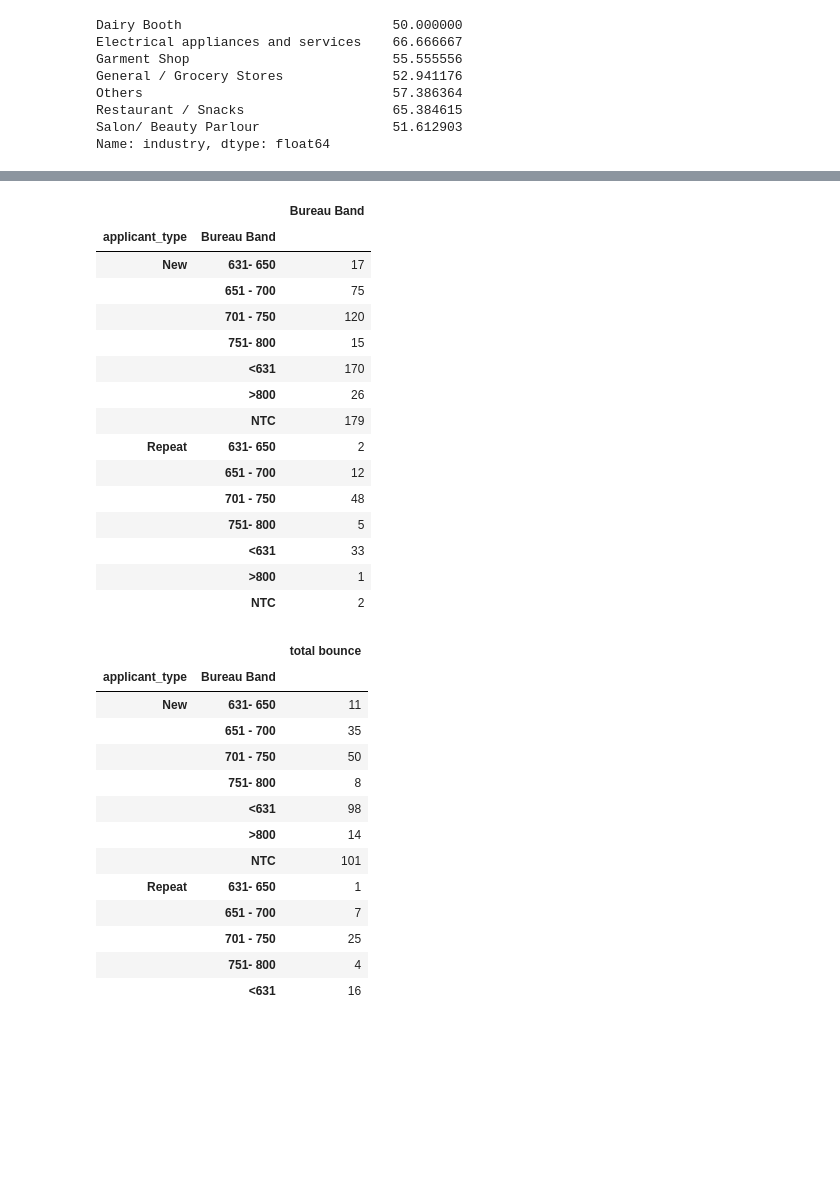
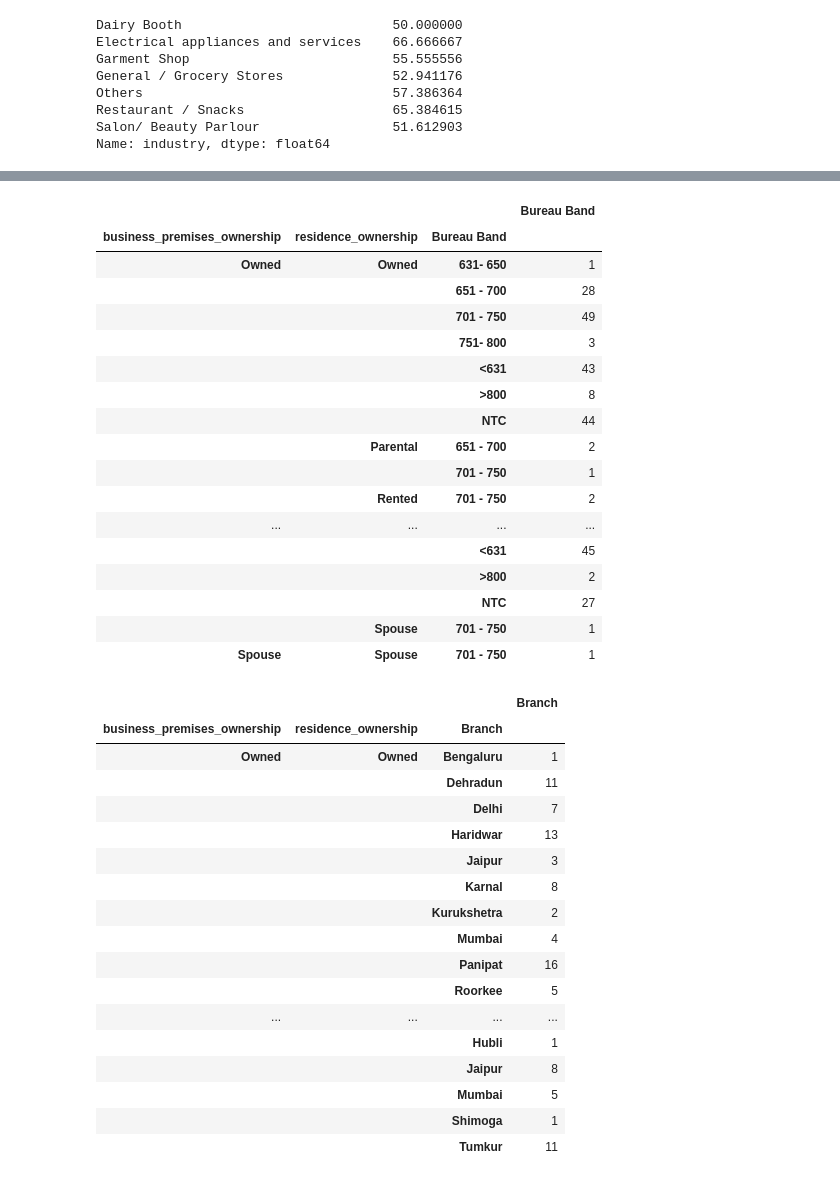
Before and after one commit to ash-captain26/githubtest, a Jupyter notebook: Untitled.ipynb, the cells around one changed output, grey strips where cells are left out. Drawn from its saved outputs; the diff is of its cells as text; code cells hidden in the pictures; blank space fills up the shorter version.

```diff
--- a/Untitled.ipynb
+++ b/Untitled.ipynb
@@ -7,8 +7,8 @@ import matplotlib.pyplot as plt
 pd.pandas.set_option('display.max_columns',None)
 # %%
 df=pd.read_excel("Raw File.xlsx")
-df1=pd.read_csv("Disbursement MIS.csv")
-df2=pd.read_excel("Credit Parameter till March 2021.xlsx")
+df1=pd.read_csv("Disbursement MIS (1).csv")
+df2=pd.read_excel("Credit Parameter.xlsx")
 # %%
 df.head(3)
 # %% [output]
@@ -159,37 +233,43 @@ Name: industry, dtype: float64
 # %%
-df_mis_age.groupby(['applicant_type','Bureau Band']).agg({'Bureau Band':'count'})
+df_mis_age.groupby(['business_premises_ownership','residence_ownership','Bureau Band']).agg({'Bureau Band':'count'})
 # %% [output]
-|  |  | Bureau Band |
-| applicant_type | Bureau Band |  |
-| New | 631- 650 | 17 |
-|  | 651 - 700 | 75 |
-|  | 701 - 750 | 120 |
-|  | 751- 800 | 15 |
-|  | <631 | 170 |
-|  | >800 | 26 |
-|  | NTC | 179 |
-| Repeat | 631- 650 | 2 |
-|  | 651 - 700 | 12 |
-|  | 701 - 750 | 48 |
-|  | 751- 800 | 5 |
-|  | <631 | 33 |
-|  | >800 | 1 |
-|  | NTC | 2 |
+|  |  |  | Bureau Band |
+| business_premises_ownership | residence_ownership | Bureau Band |  |
+| Owned | Owned | 631- 650 | 1 |
+|  |  | 651 - 700 | 28 |
+|  |  | 701 - 750 | 49 |
+|  |  | 751- 800 | 3 |
+|  |  | <631 | 43 |
+|  |  | >800 | 8 |
+|  |  | NTC | 44 |
+|  | Parental | 651 - 700 | 2 |
+|  |  | 701 - 750 | 1 |
+|  | Rented | 701 - 750 | 2 |
+| ... | ... | ... | ... |
+|  |  | <631 | 45 |
+|  |  | >800 | 2 |
+|  |  | NTC | 27 |
+|  | Spouse | 701 - 750 | 1 |
+| Spouse | Spouse | 701 - 750 | 1 |
 # %%
-df_para_age.groupby(['applicant_type','Bureau Band']).agg({'total bounce':'count'})
+df_para_age.groupby(['business_premises_ownership','residence_ownership','Branch']).agg({'Branch':'count'})
 # %% [output]
-|  |  | total bounce |
-| applicant_type | Bureau Band |  |
-| New | 631- 650 | 11 |
-|  | 651 - 700 | 35 |
-|  | 701 - 750 | 50 |
-|  | 751- 800 | 8 |
-|  | <631 | 98 |
-|  | >800 | 14 |
-|  | NTC | 101 |
-| Repeat | 631- 650 | 1 |
-|  | 651 - 700 | 7 |
-|  | 701 - 750 | 25 |
-|  | 751- 800 | 4 |
-|  | <631 | 16 |
+|  |  |  | Branch |
+| business_premises_ownership | residence_ownership | Branch |  |
+| Owned | Owned | Bengaluru | 1 |
+|  |  | Dehradun | 11 |
+|  |  | Delhi | 7 |
+|  |  | Haridwar | 13 |
+|  |  | Jaipur | 3 |
+|  |  | Karnal | 8 |
+|  |  | Kurukshetra | 2 |
+|  |  | Mumbai | 4 |
+|  |  | Panipat | 16 |
+|  |  | Roorkee | 5 |
+| ... | ... | ... | ... |
+|  |  | Hubli | 1 |
+|  |  | Jaipur | 8 |
+|  |  | Mumbai | 5 |
+|  |  | Shimoga | 1 |
+|  |  | Tumkur | 11 |
 # %%
```
Also changed, not shown: parts of 17 cells of this notebook.
